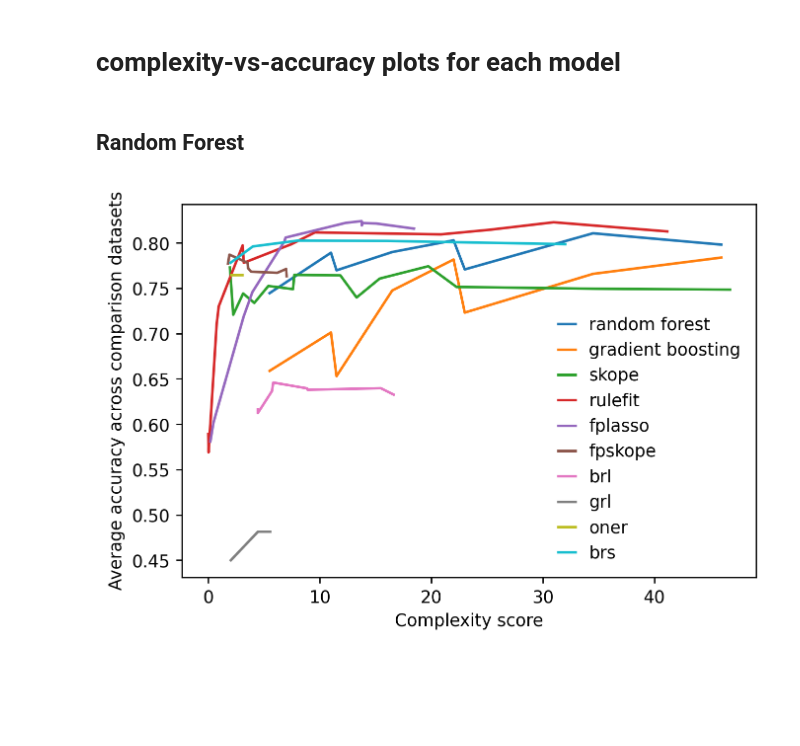
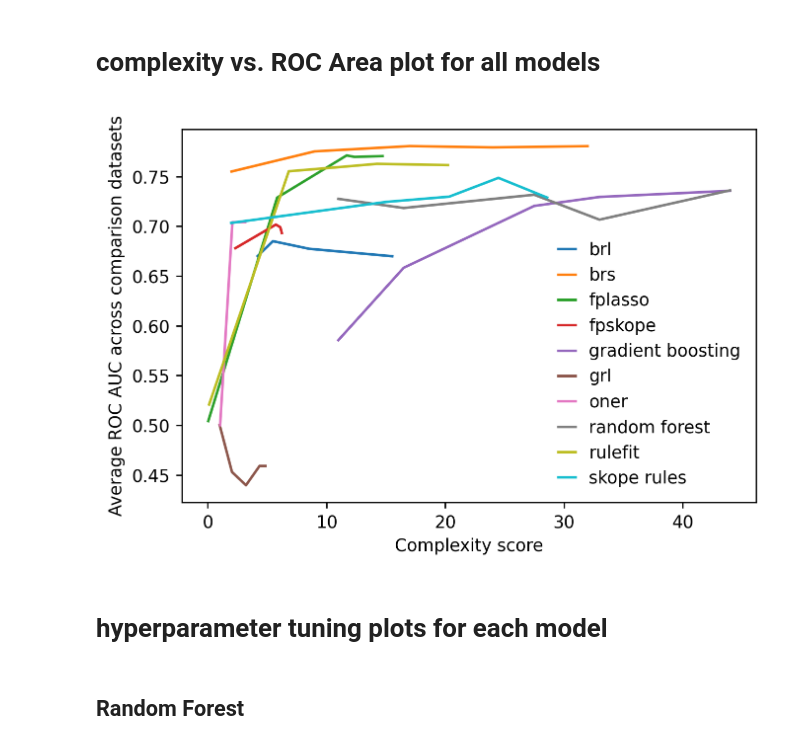
Before and after one commit to csinva/imodels, a Jupyter notebook: notebooks/imodels_comparisons.ipynb, the cells around one changed output. Saved outputs shown, nothing was run; the diff lists cells and outputs as text; code cells hidden in the pictures; blank space fills up the shorter version.

Commit message:
ROCAUC + val set + move comparison running to script

```diff
--- a/notebooks/imodels_comparisons.ipynb
+++ b/notebooks/imodels_comparisons.ipynb
@@ -24,3 +21,0 @@ MODEL_COMPARISON_FILE = MODEL_COMPARISON_PATH + 'model_comparisons.pkl'
-# %%
-df = pkl.load(open(MODEL_COMPARISON_FILE, 'rb'))['df'].round(3)
-print('columns', df.columns, 'models', df.index)
@@ -48,2 +85,15 @@ columns Index(['breast-cancer', 'breast-w', 'credit-g', 'haberman', 'heart',
+# %% [markdown]
+# complexity vs. ROC Area plot for all models
+# %%
+result_files = collect_result_files(MODEL_COMPARISON_PATH, test=True)
+all_results_df = pd.Series([], dtype='float32')
+all_est_names = []
+for result_file in tqdm(result_files):
+    result = pkl.load(open(MODEL_COMPARISON_PATH + result_file, 'rb'))
+    all_results_df = pd.concat([all_results_df, result['df']])
+    all_est_names += result['estimators']
+viz_comparison(all_results_df, all_est_names, 250)
+# %% [output]
+[figure, added]
 # %% [markdown]
-# complexity-vs-accuracy plots for each model
+# hyperparameter tuning plots for each model
@@ -91,51 +100,2 @@ def viz_model(result):
 # %% [markdown]
 ## Random Forest
-# %%
-est_rf = [
-    ('random_forest', RandomForestClassifier(n_estimators=n, max_depth=d))
-    for n, d in itertools.product([2, 3, 4], [2, 3])
-]
-est_gb = [
-    ('gradient_boosting', GradientBoostingClassifier(n_estimators=n, max_depth=d))
-    for n, d in itertools.product([2, 3, 4], [2, 3])
-]
-est_skope = [
-        ('skope', imodels.SkopeRulesClassifier(n_estimators=n, max_depth=d))
-        for n, d in itertools.product([2, 4, 8, 16, 32, 64, 96], [2, 3])
-    ]
-est_rulefit = [
-    ('rulefit', imodels.RuleFitClassifier(max_rules=n, tree_size=d))
-    for n, d in itertools.product([2, 4, 8, 16, 32, 48], [4, 8])
-]
-est_fplasso = [
-    ('fplasso', imodels.FPLassoClassifier(max_rules=n, maxcardinality=c))
-    for n, c in itertools.product([2, 4, 8, 16, 32, 48, 96], [2, 3])
-]
-est_fpskope = [
-    ('fpskope', imodels.FPSkopeClassifier(maxcardinality=c,  max_depth_duplication=dd))
-    for c, dd in itertools.product([2, 3, 4], [1, 2, 3])
-]
-est_brl = [
-    ('brl', imodels.BayesianRuleListClassifier(listlengthprior=l, maxcardinality=c))
-    for l, c in itertools.product([2, 4, 8, 16], [2, 3])
-]
-est_grl = [('grl', imodels.GreedyRuleListClassifier(max_depth=d)) for d in [2, 4, 8, 16]]
-est_oner = [('oner', imodels.OneRClassifier(max_depth=d)) for d in [2, 3, 4, 5, 6, 7]]
-est_brs = [('brs', imodels.BoostedRulesClassifier(n_estimators=n)) for n in [2, 4, 8, 16, 32]]
-
-ests = [est_rf, est_gb, est_skope, est_rulefit, est_fplasso, est_fpskope, est_brl, est_grl, est_oner, est_brs]
-plt.figure(dpi=250)
-for est in tqdm(ests):
-    result = get_comparison_df(est)
-    complexities = result[result.index.str.contains('Complexity')]
-    accuracies = result[result.index.str.contains('Acc')]
-    complexity_sort_indices = complexities.argsort()
-
-    plt.plot(complexities[complexity_sort_indices],
-             accuracies[complexity_sort_indices], label=est[0][0].replace('_', ' '))
-plt.xlabel('Complexity score')
-plt.ylabel('Average accuracy across comparison datasets')
-plt.legend(frameon=False, handlelength=1)
-plt.show()
-# %% [output]
-[figure, removed]
```
Also changed, not shown: parts of 20 cells of this notebook, 3 other files.
